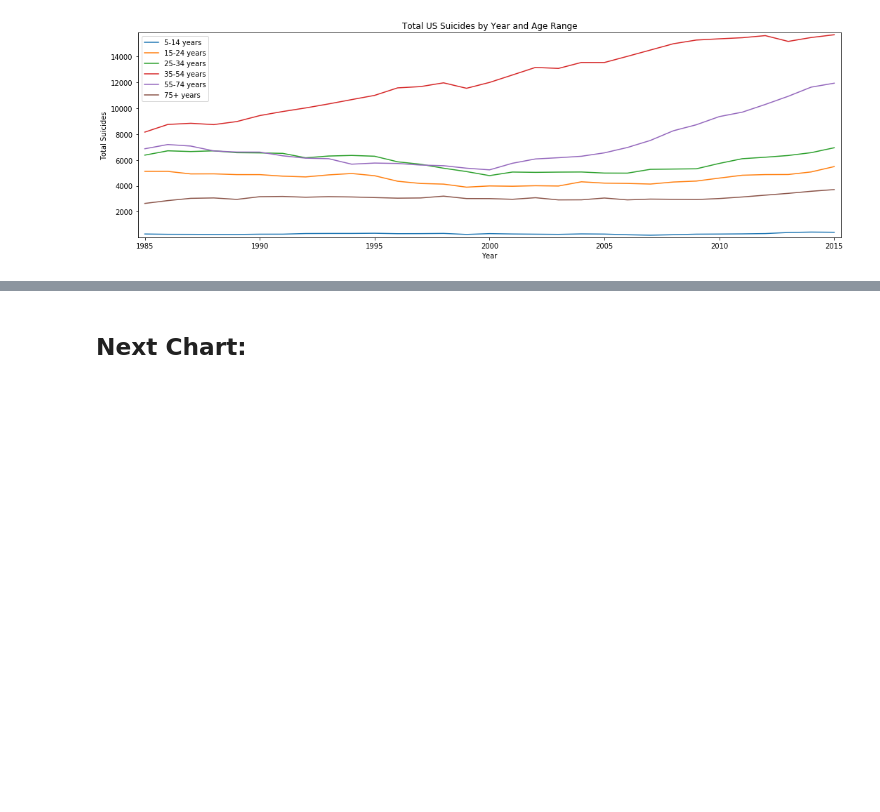
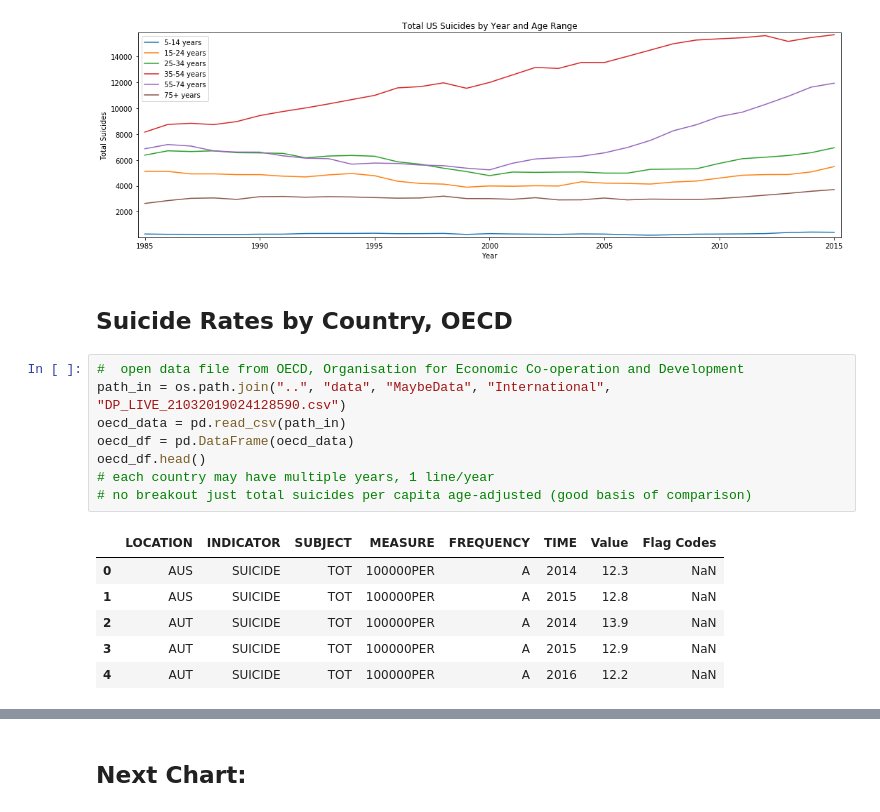
Before and after one commit to aeclaman/Project1, a Jupyter notebook: notebooks/graphs.ipynb, the cells around one changed output, grey strips where cells are left out. Cells and saved outputs as stored; diff of their text form; blank space fills up the shorter version.

```diff
--- a/notebooks/graphs.ipynb
+++ b/notebooks/graphs.ipynb
@@ -161,3 +163,20 @@ fig.savefig(output_us_suicide_vs_age)
 plt.show()
 # %% [output]
 [figure]
+# %% [markdown]
+## Suicide Rates by Country, OECD
+# %%
+#  open data file from OECD, Organisation for Economic Co-operation and Development
+path_in = os.path.join("..", "data", "MaybeData", "International", "DP_LIVE_21032019024128590.csv")
+oecd_data = pd.read_csv(path_in)
+oecd_df = pd.DataFrame(oecd_data)
+oecd_df.head()
+# each country may have multiple years, 1 line/year
+# no breakout just total suicides per capita age-adjusted (good basis of comparison)
+# %% [output]
+|  | LOCATION | INDICATOR | SUBJECT | MEASURE | FREQUENCY | TIME | Value | Flag Codes |
+| 0 | AUS | SUICIDE | TOT | 100000PER | A | 2014 | 12.3 | NaN |
+| 1 | AUS | SUICIDE | TOT | 100000PER | A | 2015 | 12.8 | NaN |
+| 2 | AUT | SUICIDE | TOT | 100000PER | A | 2014 | 13.9 | NaN |
+| 3 | AUT | SUICIDE | TOT | 100000PER | A | 2015 | 12.9 | NaN |
+| 4 | AUT | SUICIDE | TOT | 100000PER | A | 2016 | 12.2 | NaN |
```
Also changed, not shown: parts of 6 cells of this notebook, 1 other file.
